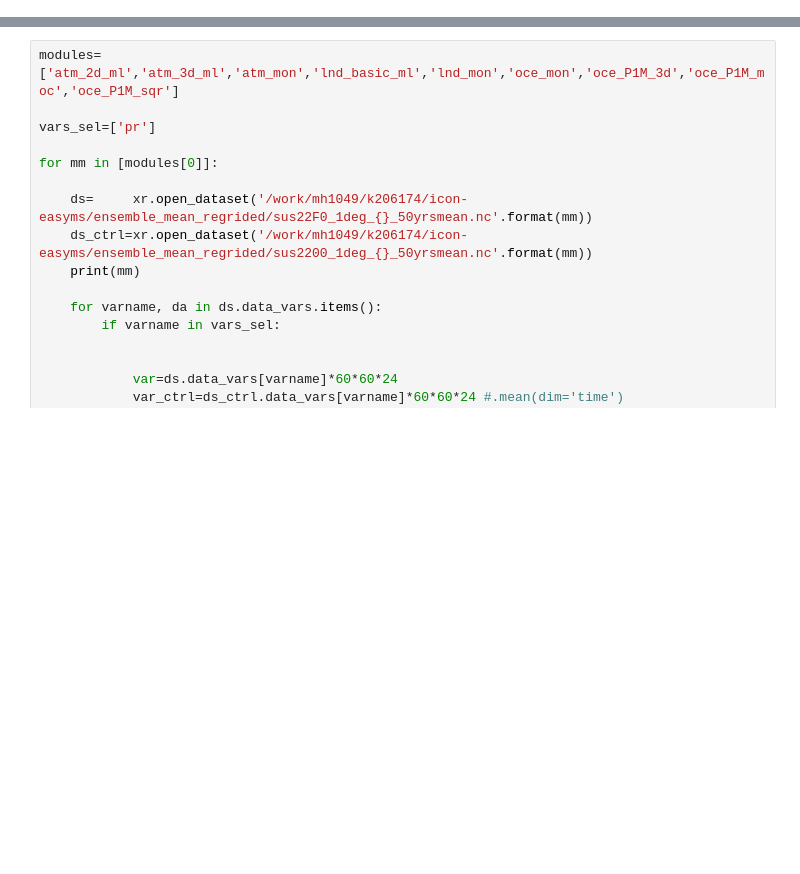
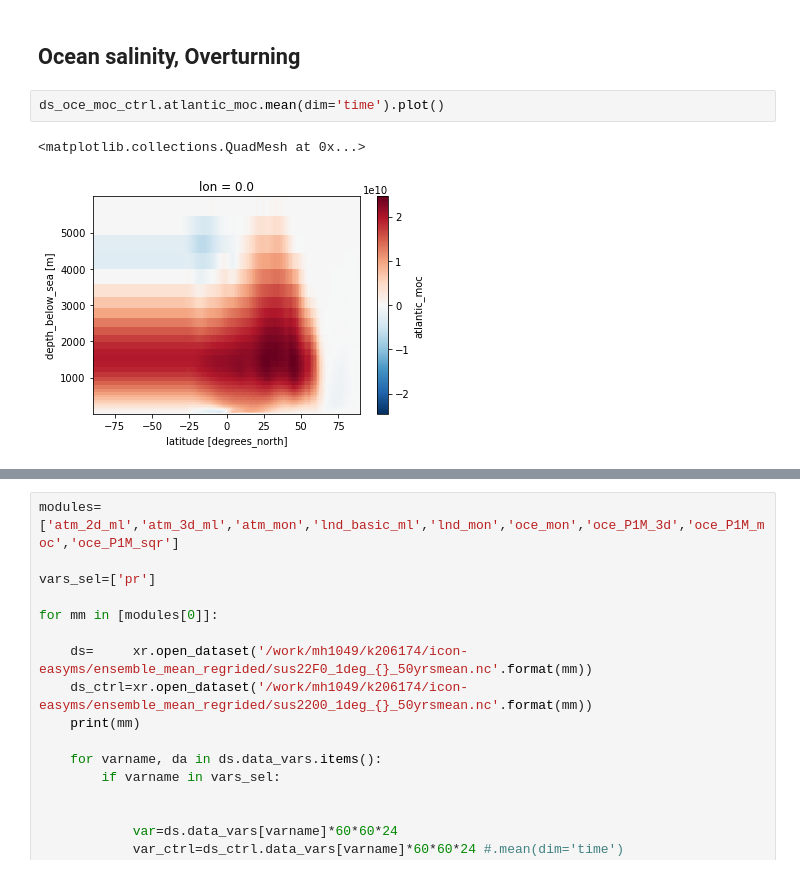
Before and after one commit to JanLandwehrs/ICON-ESM_FlatEarth, a Jupyter notebook: ICON_FlatEarth.ipynb, the cells around one changed output, grey strips where cells are left out. Cells and saved outputs as stored; diff of their text form; blank space fills up the shorter version.

```diff
--- a/ICON_FlatEarth.ipynb
+++ b/ICON_FlatEarth.ipynb
@@ -124,0 +176,7 @@ plt.subplots_adjust(wspace=0)
+# %% [markdown]
+## Ocean salinity, Overturning
+# %%
+ds_oce_moc_ctrl.atlantic_moc.mean(dim='time').plot()
+# %% [output]
+<matplotlib.collections.QuadMesh at 0x...>
+[figure, added]
```
Also changed, not shown: parts of 22 cells of this notebook.
